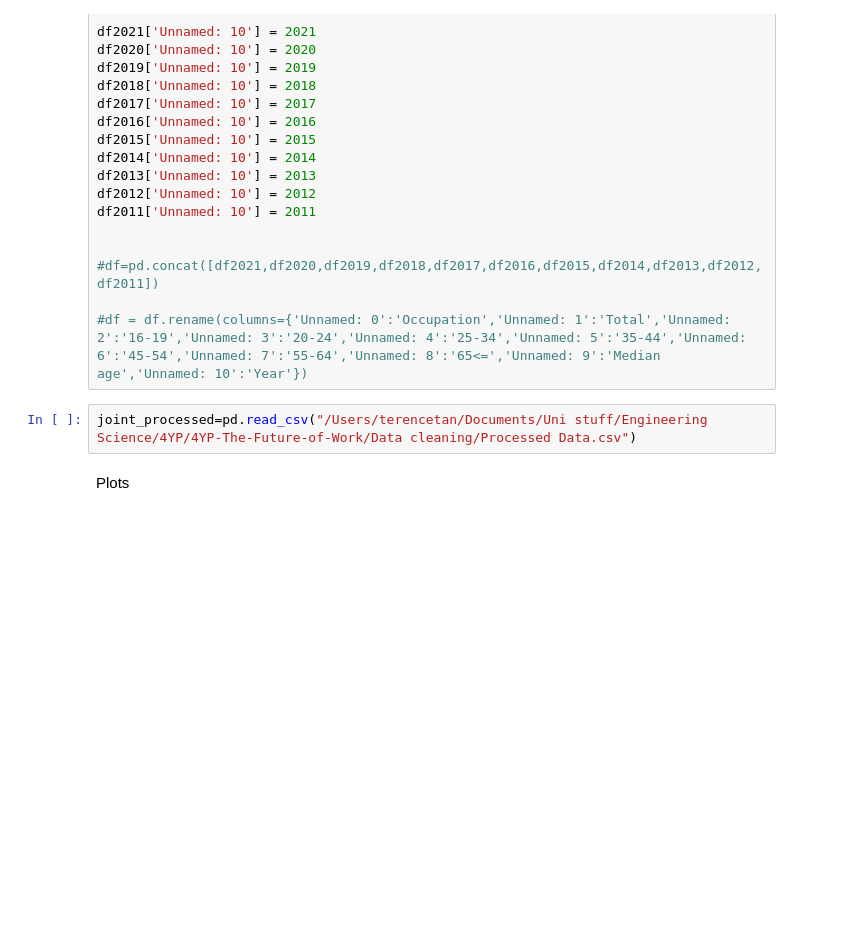
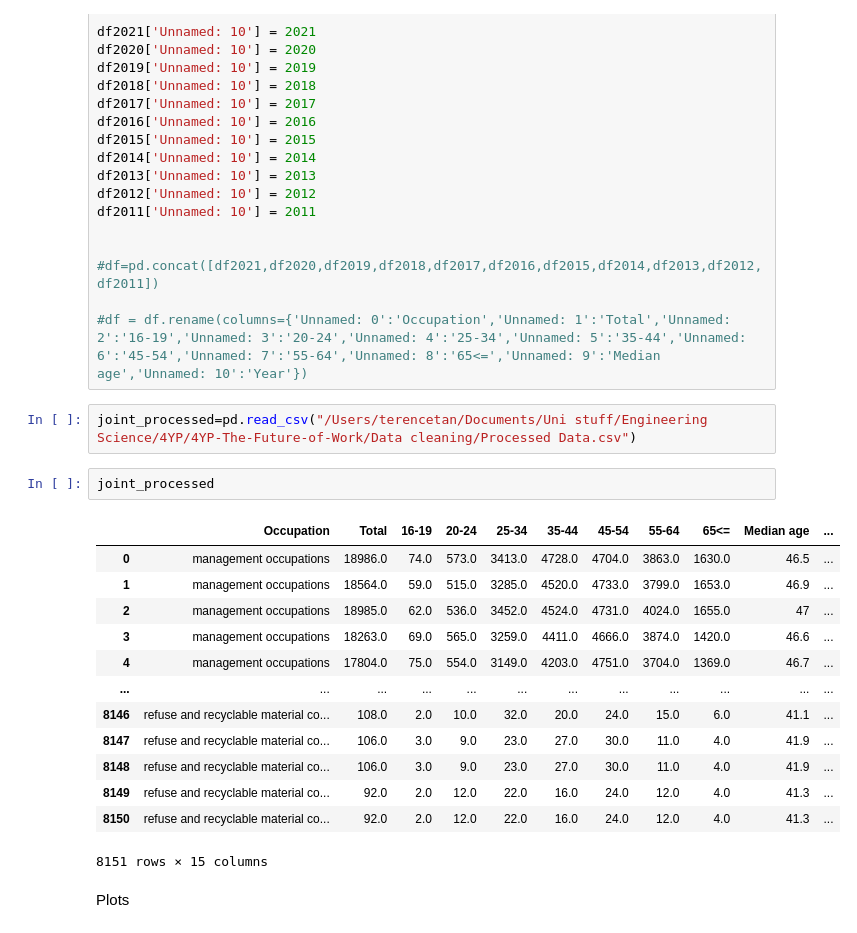
Before and after one commit to terencetan-c/4YP-The-Future-of-Work, a Jupyter notebook: Data modelling/Data modelling OP.ipynb, the cells around one changed output. Saved outputs shown, nothing was run; the diff lists cells and outputs as text; blank space fills up the shorter version.

```diff
--- a/Data modelling/Data modelling OP.ipynb
+++ b/Data modelling/Data modelling OP.ipynb
@@ -37,6 +37,22 @@ df2011['Unnamed: 10'] = 2011
 #df = df.rename(columns={'Unnamed: 0':'Occupation','Unnamed: 1':'Total','Unnamed: 2':'16-19','Unnamed: 3':'20-24','Unnamed: 4':'25-34','Unnamed: 5':'35-44','Unnamed: 6':'45-54','Unnamed: 7':'55-64','Unnamed: 8':'65<=','Unnamed: 9':'Median age','Unnamed: 10':'Year'})
 # %%
 joint_processed=pd.read_csv("/Users/terencetan/Documents/Uni stuff/Engineering Science/4YP/4YP-The-Future-of-Work/Data cleaning/Processed Data.csv")
+# %%
+joint_processed
+# %% [output]
+|  | Occupation | Total | 16-19 | 20-24 | 25-34 | 35-44 | 45-54 | 55-64 | 65<= | Median age | ... |
+| 0 | management occupations | 18986.0 | 74.0 | 573.0 | 3413.0 | 4728.0 | 4704.0 | 3863.0 | 1630.0 | 46.5 | ... |
+| 1 | management occupations | 18564.0 | 59.0 | 515.0 | 3285.0 | 4520.0 | 4733.0 | 3799.0 | 1653.0 | 46.9 | ... |
+| 2 | management occupations | 18985.0 | 62.0 | 536.0 | 3452.0 | 4524.0 | 4731.0 | 4024.0 | 1655.0 | 47 | ... |
+| 3 | management occupations | 18263.0 | 69.0 | 565.0 | 3259.0 | 4411.0 | 4666.0 | 3874.0 | 1420.0 | 46.6 | ... |
+| 4 | management occupations | 17804.0 | 75.0 | 554.0 | 3149.0 | 4203.0 | 4751.0 | 3704.0 | 1369.0 | 46.7 | ... |
+| ... | ... | ... | ... | ... | ... | ... | ... | ... | ... | ... | ... |
+| 8146 | refuse and recyclable material co... | 108.0 | 2.0 | 10.0 | 32.0 | 20.0 | 24.0 | 15.0 | 6.0 | 41.1 | ... |
+| 8147 | refuse and recyclable material co... | 106.0 | 3.0 | 9.0 | 23.0 | 27.0 | 30.0 | 11.0 | 4.0 | 41.9 | ... |
+| 8148 | refuse and recyclable material co... | 106.0 | 3.0 | 9.0 | 23.0 | 27.0 | 30.0 | 11.0 | 4.0 | 41.9 | ... |
+| 8149 | refuse and recyclable material co... | 92.0 | 2.0 | 12.0 | 22.0 | 16.0 | 24.0 | 12.0 | 4.0 | 41.3 | ... |
+| 8150 | refuse and recyclable material co... | 92.0 | 2.0 | 12.0 | 22.0 | 16.0 | 24.0 | 12.0 | 4.0 | 41.3 | ... |
+8151 rows × 15 columns
 # %% [markdown]
 Plots
 # %%
```
Also changed, not shown: parts of 9 cells of this notebook, 10 other files.
